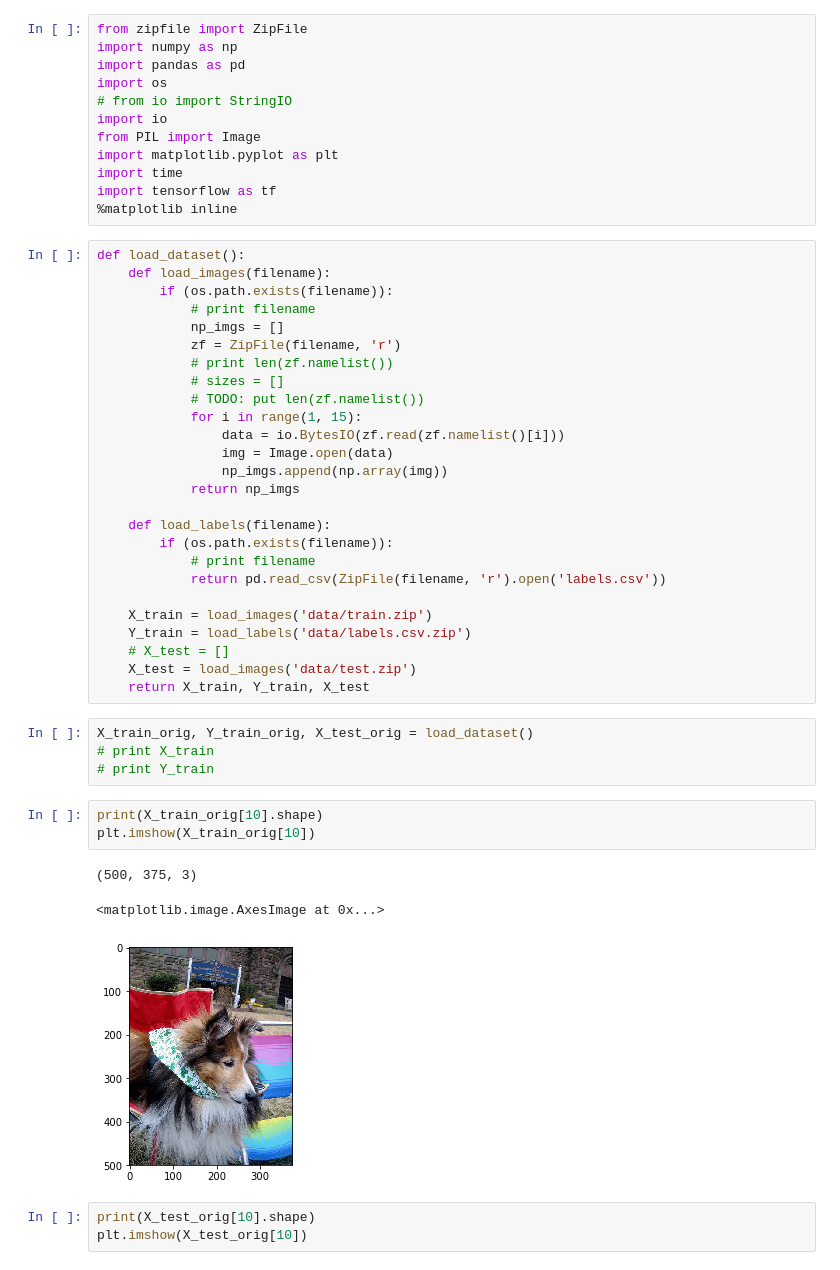
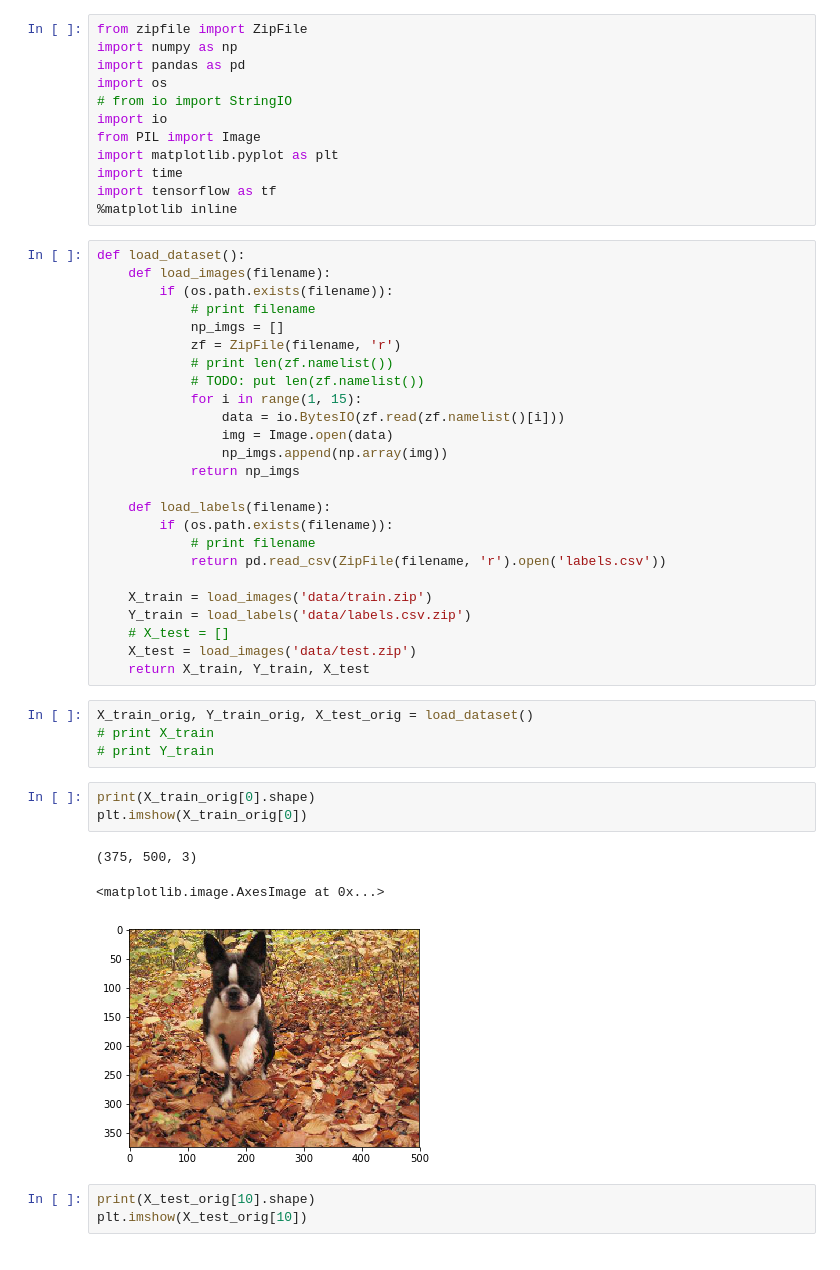
Before and after one commit to ajinkyapuar/kaggle-dog-breed-identification, a Jupyter notebook: dogbreed.ipynb, the cells around one changed output. Cells and saved outputs as stored; diff of their text form.

```diff
--- a/dogbreed.ipynb
+++ b/dogbreed.ipynb
@@ -18,7 +18,6 @@ def load_dataset():
             np_imgs = []
             zf = ZipFile(filename, 'r')
             # print len(zf.namelist())
-            # sizes = []
             # TODO: put len(zf.namelist())
             for i in range(1, 15):
                 data = io.BytesIO(zf.read(zf.namelist()[i]))
@@ -41,12 +40,12 @@ X_train_orig, Y_train_orig, X_test_orig = load_dataset()
 # print X_train
 # print Y_train
 # %%
-print(X_train_orig[10].shape)
-plt.imshow(X_train_orig[10])
+print(X_train_orig[0].shape)
+plt.imshow(X_train_orig[0])
 # %% [output]
-(500, 375, 3)
+(375, 500, 3)
 <matplotlib.image.AxesImage at 0x...>
-[figure, old version]
+[figure, new version]
 # %%
 print(X_test_orig[10].shape)
 plt.imshow(X_test_orig[10])
```
Also changed, not shown: parts of 11 cells of this notebook.
